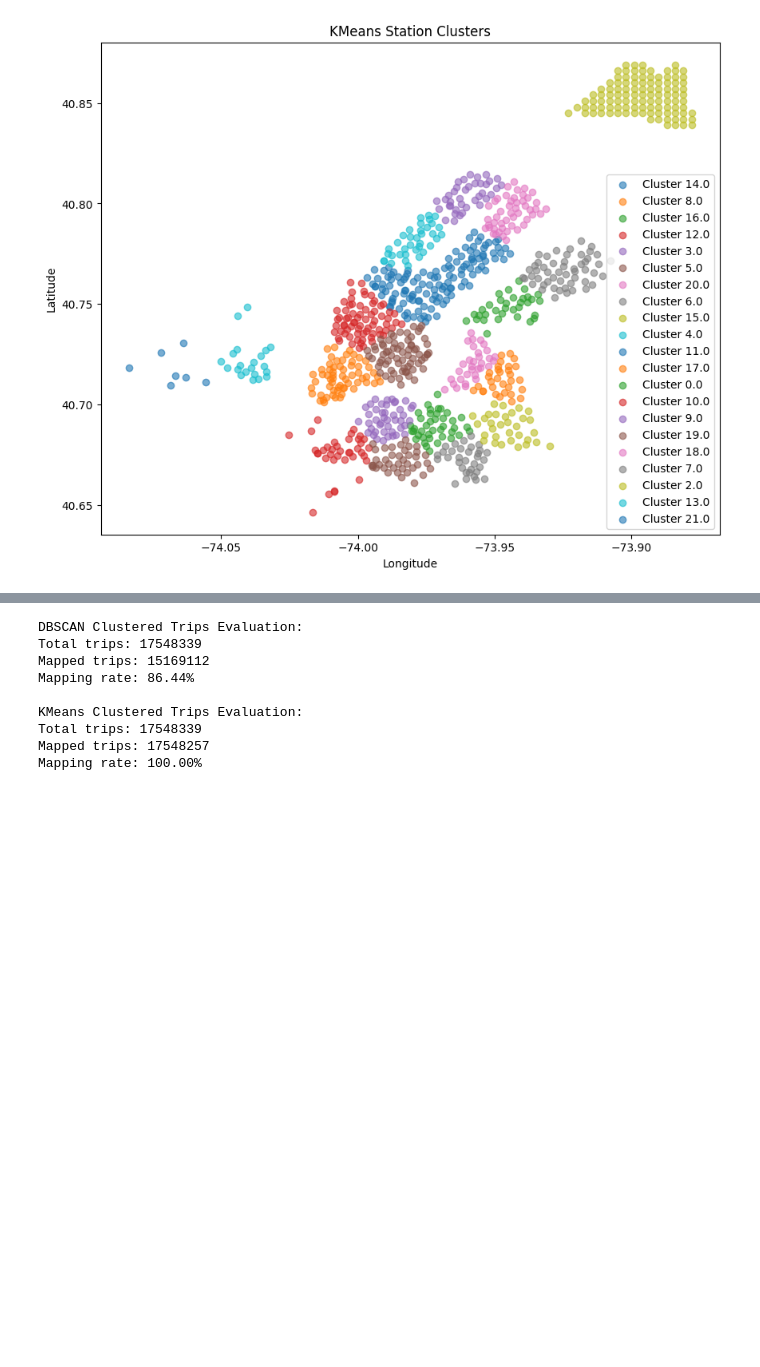
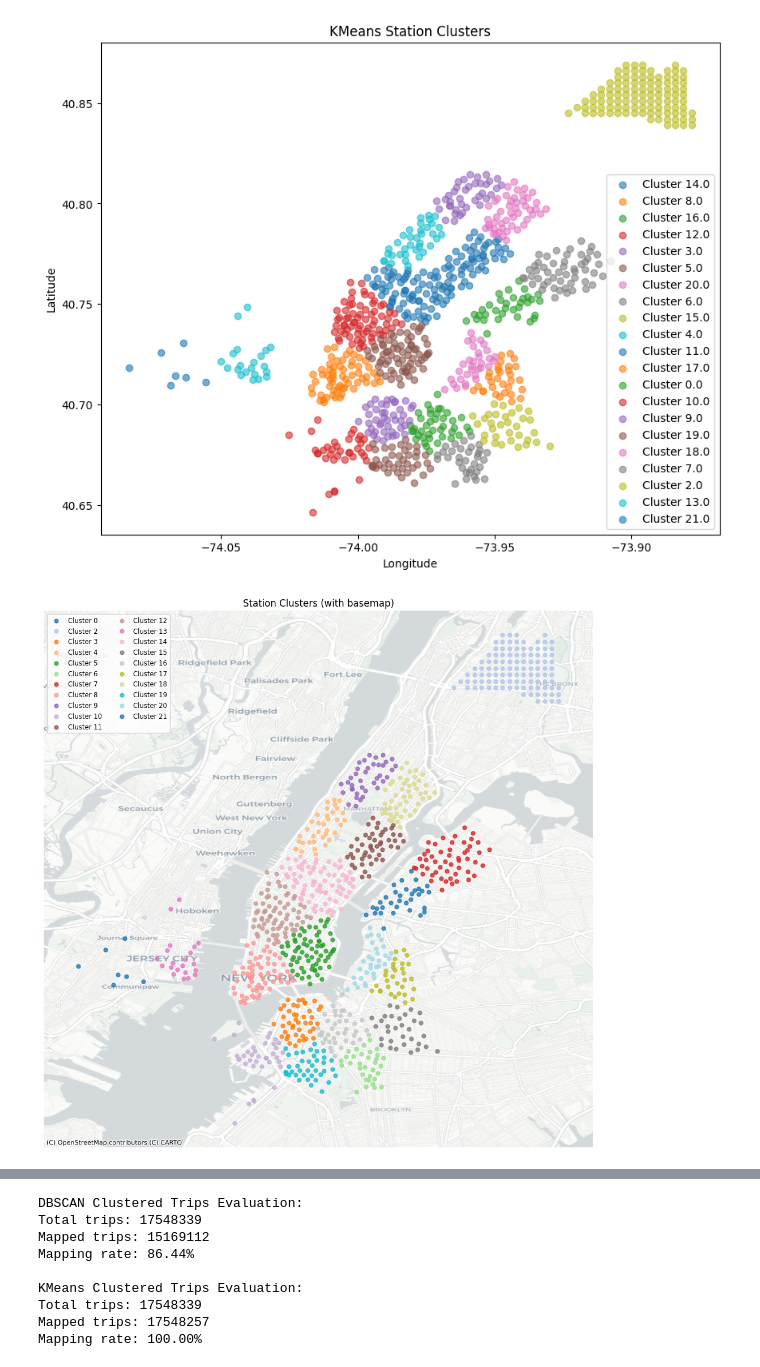
Before and after one commit to tarkanyitomi/BusinessAnal_Project, a Jupyter notebook: project_base.ipynb, the cells around one changed output, grey strips where cells are left out. Saved outputs shown, nothing was run; the diff lists cells and outputs as text; code cells hidden in the pictures; blank space fills up the shorter version.

```diff
--- a/project_base.ipynb
+++ b/project_base.ipynb
@@ -220,7 +239,7 @@ eval_dbscan_stat, clustered_stations_dbscan = evaluate_station_clustering(cluste
 print(eval_dbscan_stat)
 plot_clusters(clustered_stations_dbscan, "DBSCAN Station Clusters")
 
-clustered_stations_kmeans = cluster_stations_kmeans(stations, K=22, min_samples=4, mark_noise=True)
+clustered_stations_kmeans = cluster_stations_kmeans(stations, K=22, min_samples=3, mark_noise=True)
 eval_kmeans_stat, clustered_stations_kmeans = evaluate_station_clustering(clustered_stations_kmeans, drop_noise=True)
 print(eval_kmeans_stat)
 plot_clusters(clustered_stations_kmeans, "KMeans Station Clusters")
@@ -229,6 +248,65 @@ plot_clusters(clustered_stations_kmeans, "KMeans Station Clusters")
 [figure]
 {'n_points': 955, 'n_points_total': 957, 'n_noise': 2, 'n_clusters': 21, 'distortion_sse': 0.09403009087362307, 'distortion_per_point': 9.846082813991945e-05, 'silhouette': 0.43697479628403163}
 [figure]
+# %%
+
+def plot_clusters_on_map(
+    stations: pd.DataFrame,
+    cluster_col: str = "cluster",
+    lat_col: str = "latitude",
+    lon_col: str = "longitude",
+    provider=None,
+    figsize=(10, 10),
+    alpha=0.8
+):
+    df = stations.copy()
+
+    # GeoDataFrames (WGS84 -> Web Mercator)
+    gdf = gpd.GeoDataFrame(
+        df,
+        geometry=gpd.points_from_xy(df[lon_col], df[lat_col]),
+        crs="EPSG:4326",
+    ).to_crs(epsg=3857)
+
+    fig, ax = plt.subplots(figsize=figsize)
+
+    # scatter per cluster
+    if len(gdf):
+        clusters = df[cluster_col].dropna().unique().tolist()
+        # sort numeric-like labels nicely
+        def _key(x):
+            try:
+                fx = float(x); return (0, fx)
+            except Exception:
+                return (1, str(x))
+        clusters = sorted(clusters, key=_key)
+
+        cmap = plt.cm.tab20
+        for i, c in enumerate(clusters):
+            sub = gdf[gdf[cluster_col] == c]
+            ax.scatter(sub.geometry.x, sub.geometry.y,
+                       s=25, color=cmap(i % 20), alpha=alpha,
+                       label=f"Cluster {int(c) if str(c).replace('.0','').isdigit() else c}")
+
+        # bounds + small padding
+        x0, y0, x1, y1 = gdf.total_bounds
+        pad = max((x1 - x0), (y1 - y0)) * 0.05
+        ax.set_xlim(x0 - pad, x1 + pad)
+        ax.set_ylim(y0 - pad, y1 + pad)
+
+    # add basemap
+    if provider is None:
+        provider = ctx.providers.CartoDB.Positron
+    ctx.add_basemap(ax, source=provider, crs="EPSG:3857")
+    ax.set_axis_off()
+    ax.legend(loc="upper left", ncol=2, fontsize="small", frameon=True)
+    ax.set_title("Station Clusters (with basemap)")
+    plt.tight_layout()
+    plt.show()
+
+plot_clusters_on_map(clustered_stations_kmeans)  # assumes columns: latitude, longitude, cluster
+# %% [output]
+[figure, added]
 # %%
 def map_trips_to_station_clusters(df: pd.DataFrame, clustered_stations: pd.DataFrame, ) -> pd.DataFrame:
     df_mapped = df.copy()
```
Also changed, not shown: parts of 59 cells of this notebook, 24 other files.
